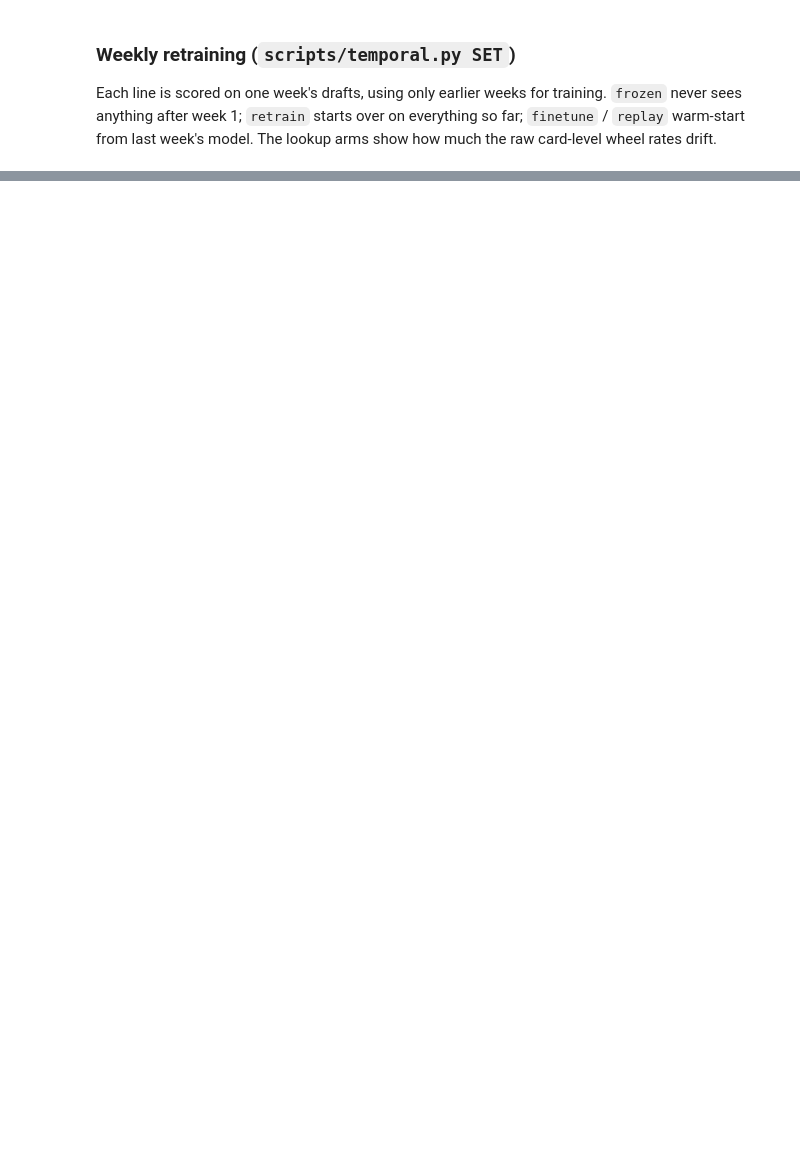
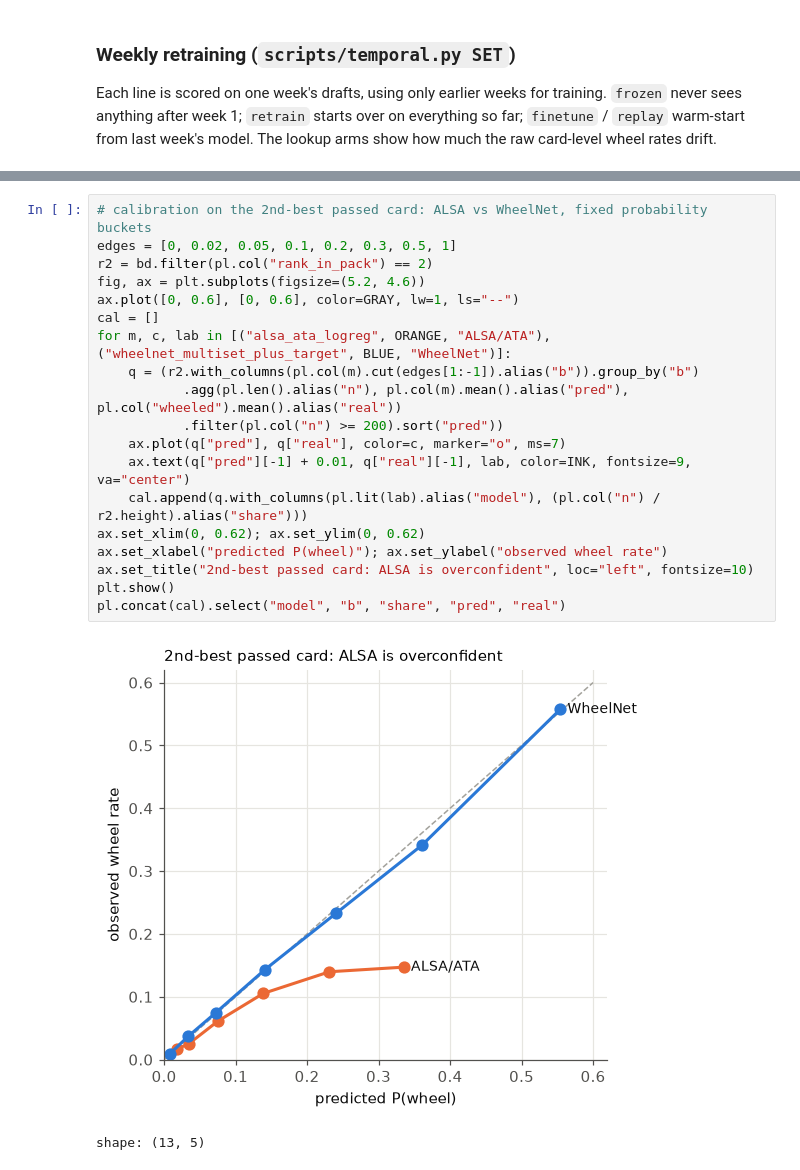
Before and after one commit to zscore/mtg-open-lane, a Jupyter notebook: notebooks/wheelnet.ipynb, the cells around one changed output, grey strips where cells are left out. Cells and saved outputs as stored; diff of their text form; blank space fills up the shorter version.

```diff
--- a/notebooks/wheelnet.ipynb
+++ b/notebooks/wheelnet.ipynb
@@ -422,0 +553,22 @@ no temporal.json yet: run  python scripts/temporal.py MSH
+# %%
+# calibration on the 2nd-best passed card: ALSA vs WheelNet, fixed probability buckets
+edges = [0, 0.02, 0.05, 0.1, 0.2, 0.3, 0.5, 1]
+r2 = bd.filter(pl.col("rank_in_pack") == 2)
+fig, ax = plt.subplots(figsize=(5.2, 4.6))
+ax.plot([0, 0.6], [0, 0.6], color=GRAY, lw=1, ls="--")
+cal = []
+for m, c, lab in [("alsa_ata_logreg", ORANGE, "ALSA/ATA"), ("wheelnet_multiset_plus_target", BLUE, "WheelNet")]:
+    q = (r2.with_columns(pl.col(m).cut(edges[1:-1]).alias("b")).group_by("b")
+           .agg(pl.len().alias("n"), pl.col(m).mean().alias("pred"), pl.col("wheeled").mean().alias("real"))
+           .filter(pl.col("n") >= 200).sort("pred"))
+    ax.plot(q["pred"], q["real"], color=c, marker="o", ms=7)
+    ax.text(q["pred"][-1] + 0.01, q["real"][-1], lab, color=INK, fontsize=9, va="center")
+    cal.append(q.with_columns(pl.lit(lab).alias("model"), (pl.col("n") / r2.height).alias("share")))
+ax.set_xlim(0, 0.62); ax.set_ylim(0, 0.62)
+ax.set_xlabel("predicted P(wheel)"); ax.set_ylabel("observed wheel rate")
+ax.set_title("2nd-best passed card: ALSA is overconfident", loc="left", fontsize=10)
+plt.show()
+pl.concat(cal).select("model", "b", "share", "pred", "real")
+# %% [output]
+[figure, added]
+shape: (13, 5)
```
Also changed, not shown: parts of 13 cells of this notebook, 1 other file.
